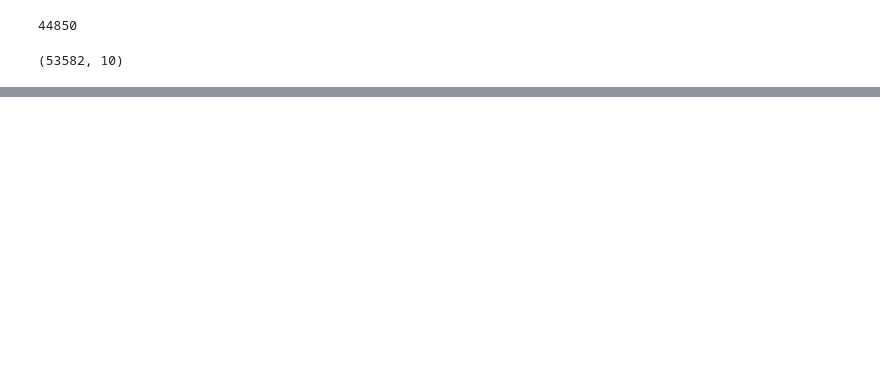
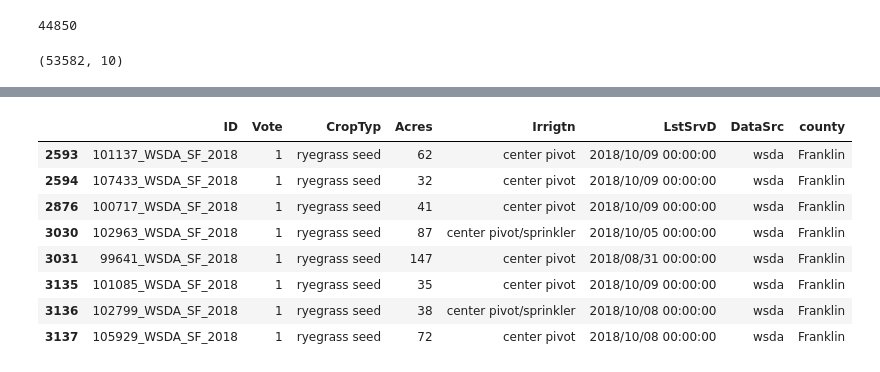
Before and after one commit to HNoorazar/Ag_Others, a Jupyter notebook: Amin/never_ending_pain/inclusion.ipynb, the cells around one changed output, grey strips where cells are left out. Cells and saved outputs as stored; diff of their text form; code cells hidden in the pictures; blank space fills up the shorter version.

Commit message:
inclusion

```diff
--- a/Amin/never_ending_pain/inclusion.ipynb
+++ b/Amin/never_ending_pain/inclusion.ipynb
@@ -31,2 +29,8 @@ train_TS_dir_base = NASA_dir_base + "VI_TS/"
 data_part_of_shapefile_dir = NASA_dir_base + "data_part_of_shapefile/"
+# %%
+# MacBook directories
+
+NASA_dir_base = "/Users/hn/Documents/01_research_data/Amin/inclusion_prob/"
+data_part_of_shapefile_dir = NASA_dir_base + "data_part_of_shapefile/"
+training_set_dir = NASA_dir_base
 # %%
@@ -130,0 +132,3 @@ len(list(irriigated_SF_data_concatenated.CropTyp.unique()))
+# %%
+all_SF_data = pd.read_csv(data_part_of_shapefile_dir + "all_SF_data_concatenated.csv")
+all_SF_data.head(2)
@@ -130,0 +143,4 @@ len(list(irriigated_SF_data_concatenated.CropTyp.unique()))
+# %%
+ground_truth_labels = pd.merge(ground_truth_labels, all_SF_data, how="left", on="ID")
+print (f"{ground_truth_labels.shape = }")
+ground_truth_labels.head(2)
@@ -130,0 +152,6 @@ len(list(irriigated_SF_data_concatenated.CropTyp.unique()))
+# %%
+ground_truth_labels = ground_truth_labels[['ID', 'Vote', 'CropTyp',
+                                           'Acres', 'Irrigtn', 'LstSrvD',
+                                           'DataSrc', 'county']]
+
+ground_truth_labels.shape
@@ -130,0 +254,13 @@ len(list(irriigated_SF_data_concatenated.CropTyp.unique()))
+# %%
+# "ryegrass seed" and "medicinal herb"
+ground_truth_labels[ground_truth_labels.CropTyp == "ryegrass seed"]
+# %% [output]
+|  | ID | Vote | CropTyp | Acres | Irrigtn | LstSrvD | DataSrc | county |
+| 2593 | 101137_WSDA_SF_2018 | 1 | ryegrass seed | 62 | center pivot | 2018/10/09 00:00:00 | wsda | Franklin |
+| 2594 | 107433_WSDA_SF_2018 | 1 | ryegrass seed | 32 | center pivot | 2018/10/09 00:00:00 | wsda | Franklin |
+| 2876 | 100717_WSDA_SF_2018 | 1 | ryegrass seed | 41 | center pivot | 2018/10/09 00:00:00 | wsda | Franklin |
+| 3030 | 102963_WSDA_SF_2018 | 1 | ryegrass seed | 87 | center pivot/sprinkler | 2018/10/05 00:00:00 | wsda | Franklin |
+| 3031 | 99641_WSDA_SF_2018 | 1 | ryegrass seed | 147 | center pivot | 2018/08/31 00:00:00 | wsda | Franklin |
+| 3135 | 101085_WSDA_SF_2018 | 1 | ryegrass seed | 35 | center pivot | 2018/10/09 00:00:00 | wsda | Franklin |
+| 3136 | 102799_WSDA_SF_2018 | 1 | ryegrass seed | 38 | center pivot/sprinkler | 2018/10/08 00:00:00 | wsda | Franklin |
+| 3137 | 105929_WSDA_SF_2018 | 1 | ryegrass seed | 72 | center pivot | 2018/10/08 00:00:00 | wsda | Franklin |
```
Also changed, not shown: parts of 33 cells of this notebook, 1 other file.
